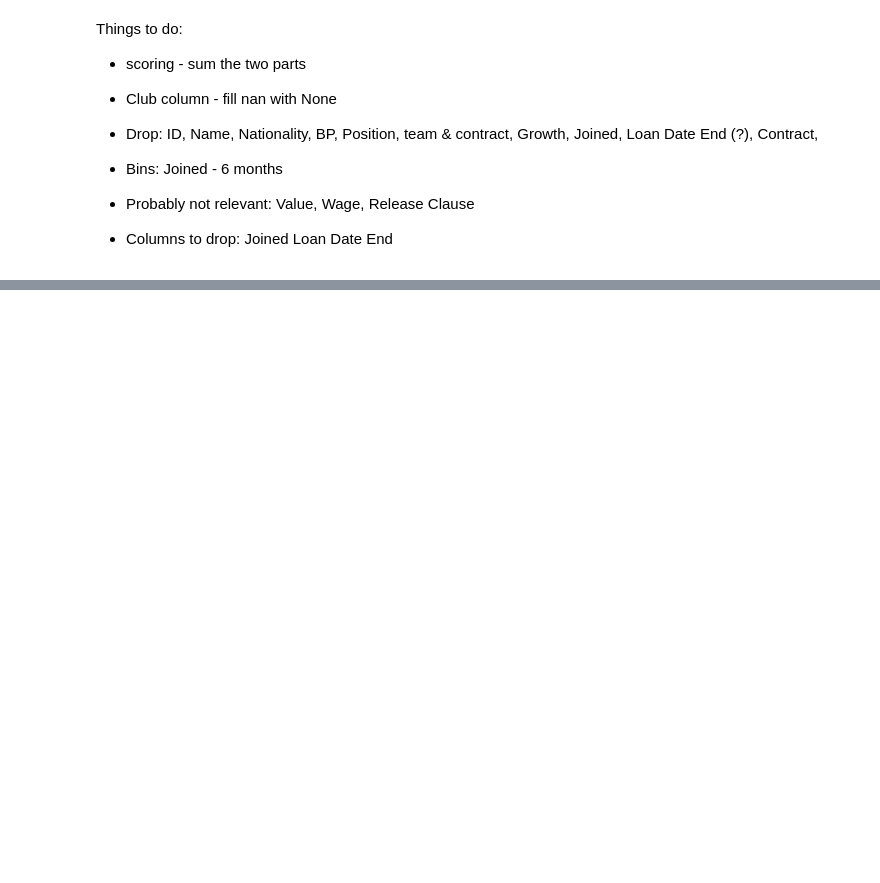
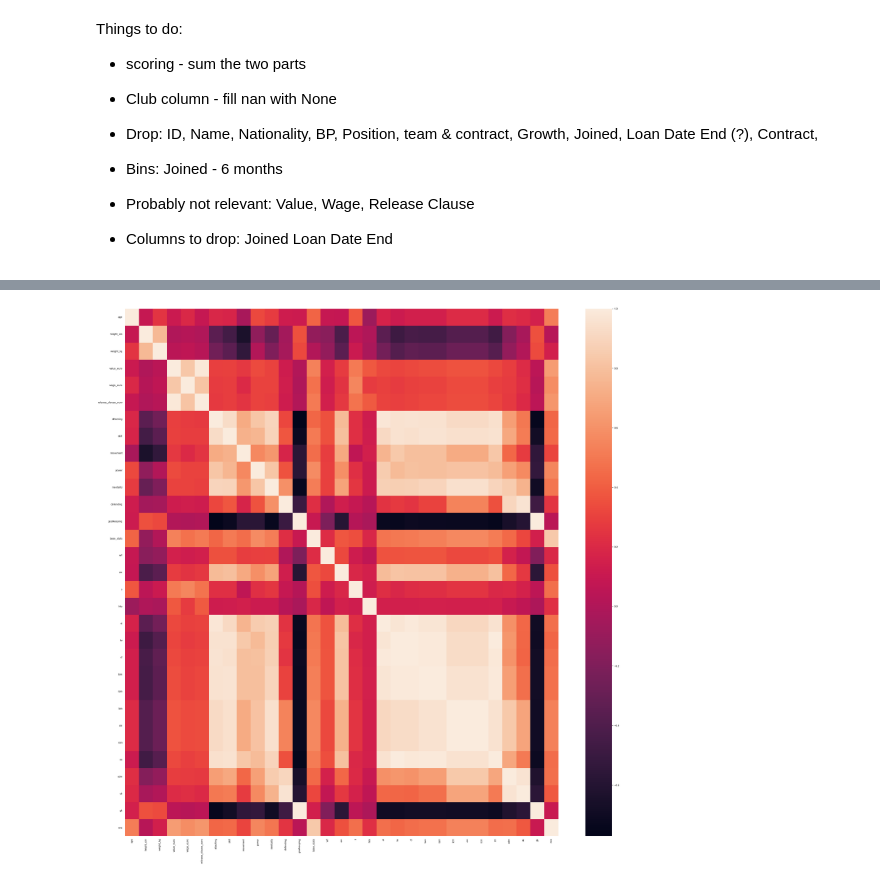
Before and after one commit to lucalfano/FIFA_21_PROJECT, a Jupyter notebook: FIFA_21_PROJECT.ipynb, the cells around one changed output, grey strips where cells are left out. Drawn from its saved outputs; the diff is of its cells as text; code cells hidden in the pictures; blank space fills up the shorter version.

```diff
--- a/FIFA_21_PROJECT.ipynb
+++ b/FIFA_21_PROJECT.ipynb
@@ -190,0 +266,8 @@ To https://github.com/Simao-Lopes/FIFA_21_PROJECT.git
+# %%
+correlations_matrix = numerical.corr()
+sns.set(rc = {'figure.figsize':(40,40)})
+sns.heatmap(correlations_matrix)
+plt.show()
+display(correlations_matrix)
+# %% [output]
+[figure, added]
```
Also changed, not shown: parts of 24 cells of this notebook.
